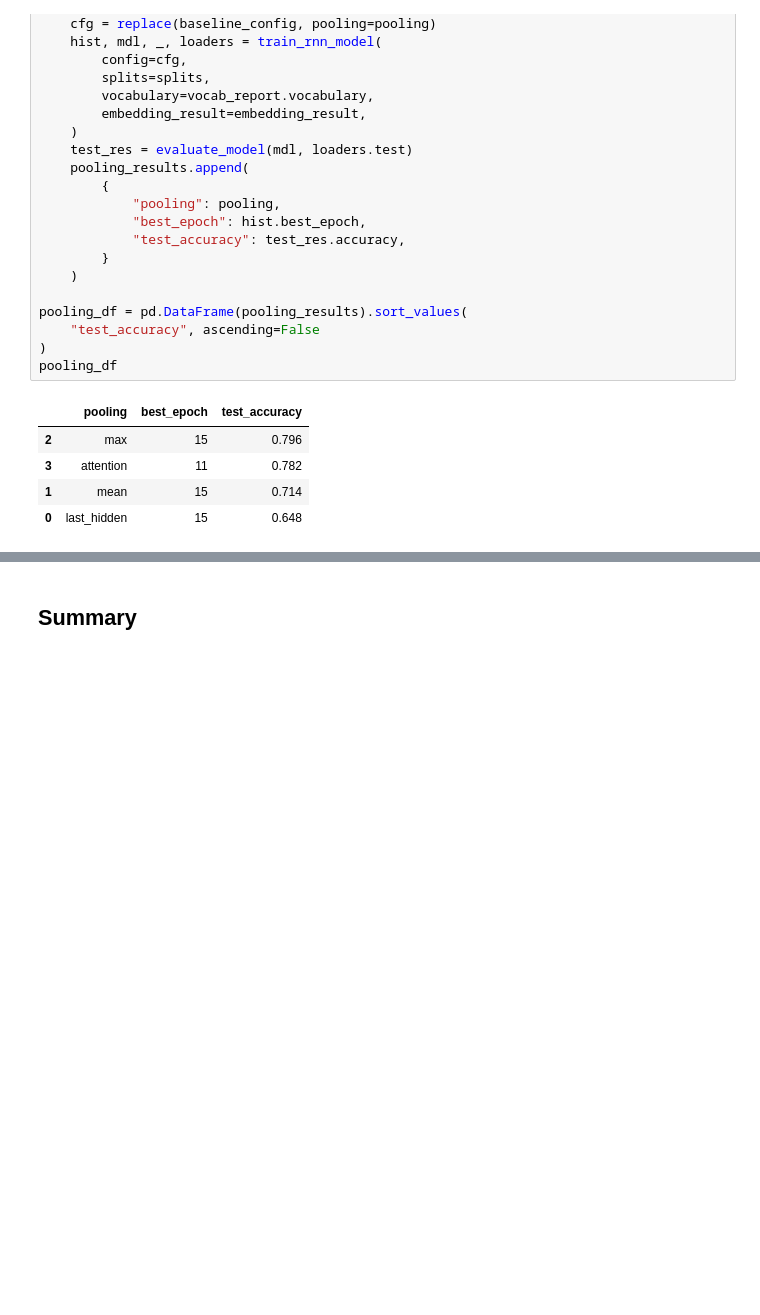
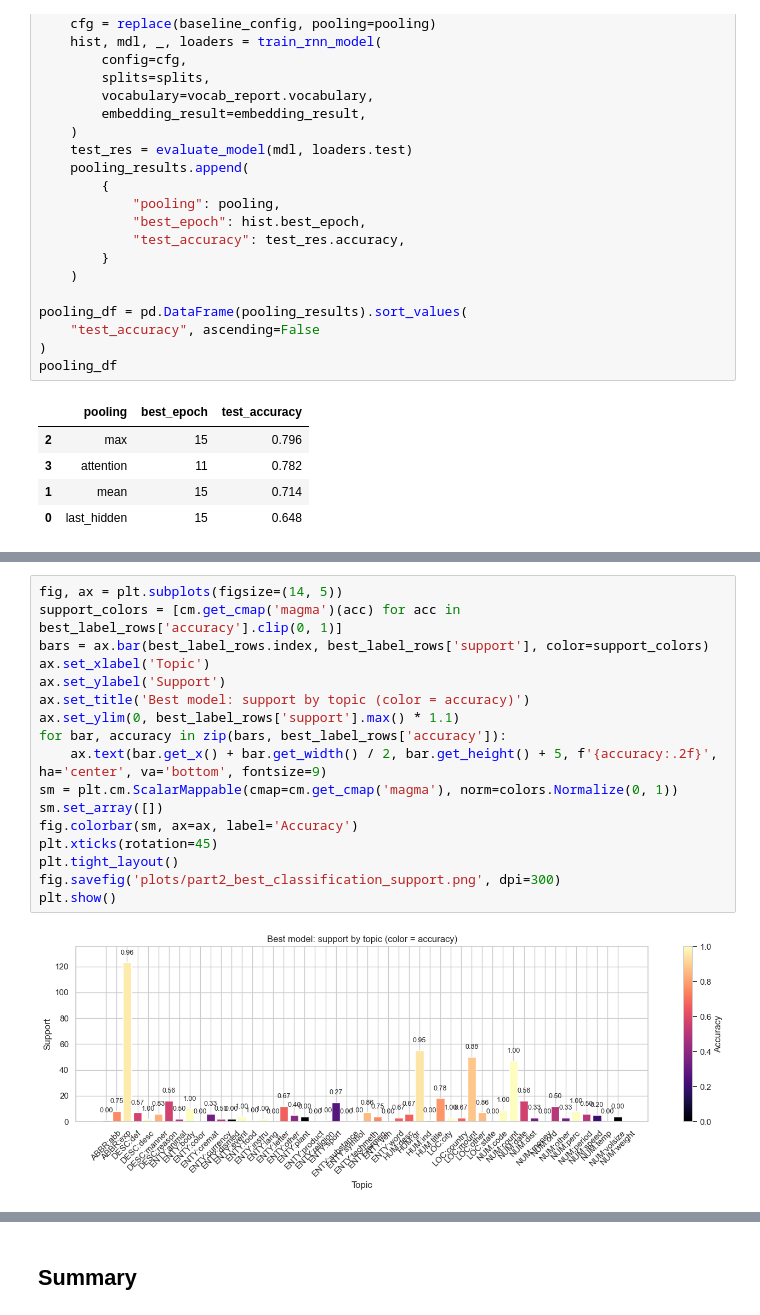
Before and after one commit to JonssonAlexander/NLP_Project_group45, a Jupyter notebook: 02_rnn.ipynb, the cells around one changed output, grey strips where cells are left out. Cells and saved outputs as stored; diff of their text form; blank space fills up the shorter version.

```diff
--- a/02_rnn.ipynb
+++ b/02_rnn.ipynb
@@ -343,0 +317,19 @@ Best model weakest topics: ABBR:abb (0.00), NUM:ord (0.00).
+# %%
+fig, ax = plt.subplots(figsize=(14, 5))
+support_colors = [cm.get_cmap('magma')(acc) for acc in best_label_rows['accuracy'].clip(0, 1)]
+bars = ax.bar(best_label_rows.index, best_label_rows['support'], color=support_colors)
+ax.set_xlabel('Topic')
+ax.set_ylabel('Support')
+ax.set_title('Best model: support by topic (color = accuracy)')
+ax.set_ylim(0, best_label_rows['support'].max() * 1.1)
+for bar, accuracy in zip(bars, best_label_rows['accuracy']):
+    ax.text(bar.get_x() + bar.get_width() / 2, bar.get_height() + 5, f'{accuracy:.2f}', ha='center', va='bottom', fontsize=9)
+sm = plt.cm.ScalarMappable(cmap=cm.get_cmap('magma'), norm=colors.Normalize(0, 1))
+sm.set_array([])
+fig.colorbar(sm, ax=ax, label='Accuracy')
+plt.xticks(rotation=45)
+plt.tight_layout()
+fig.savefig('plots/part2_best_classification_support.png', dpi=300)
+plt.show()
+# %% [output]
+[figure, added]
```
Also changed, not shown: parts of 35 cells of this notebook, 13 other files.
